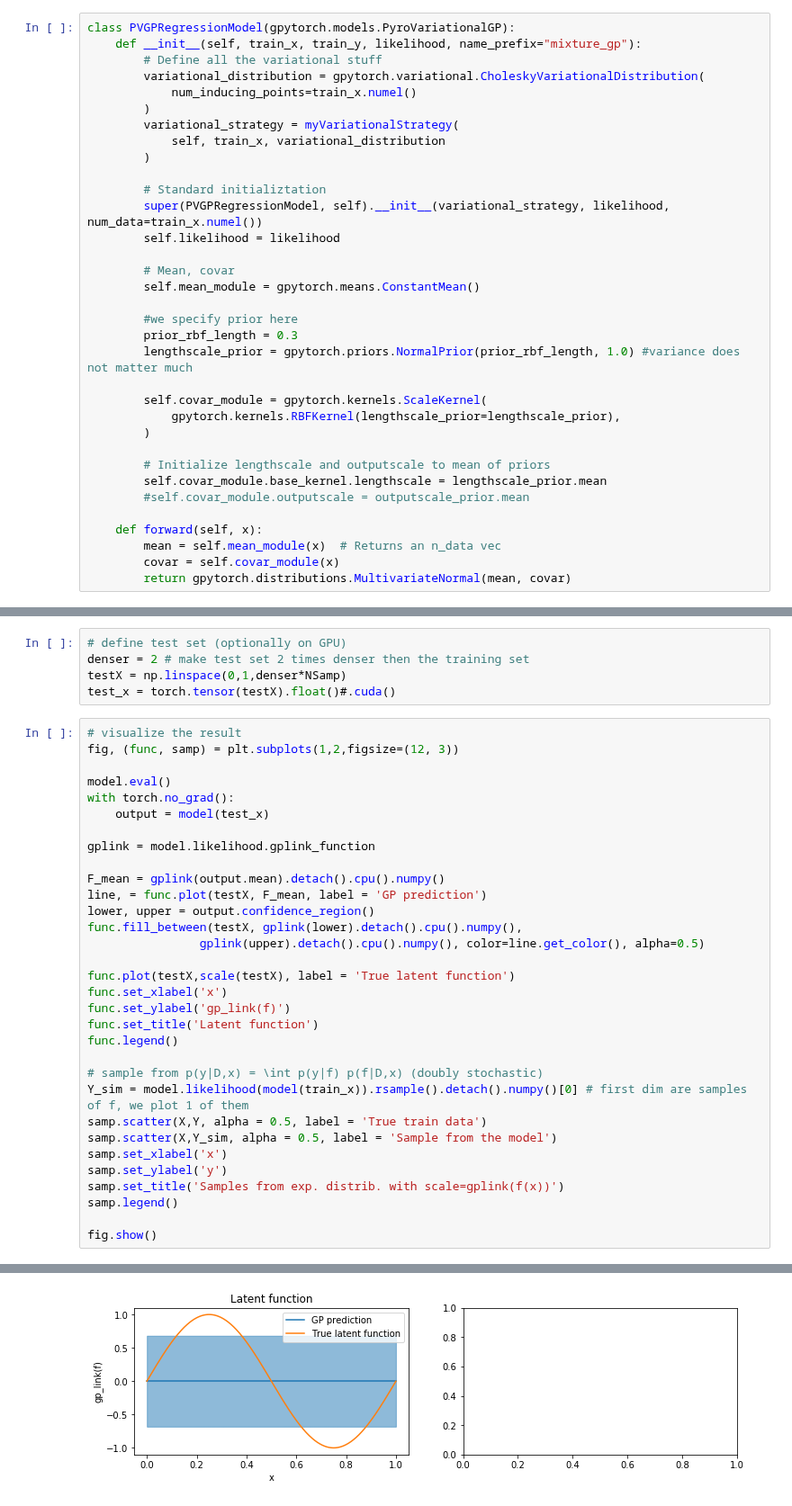
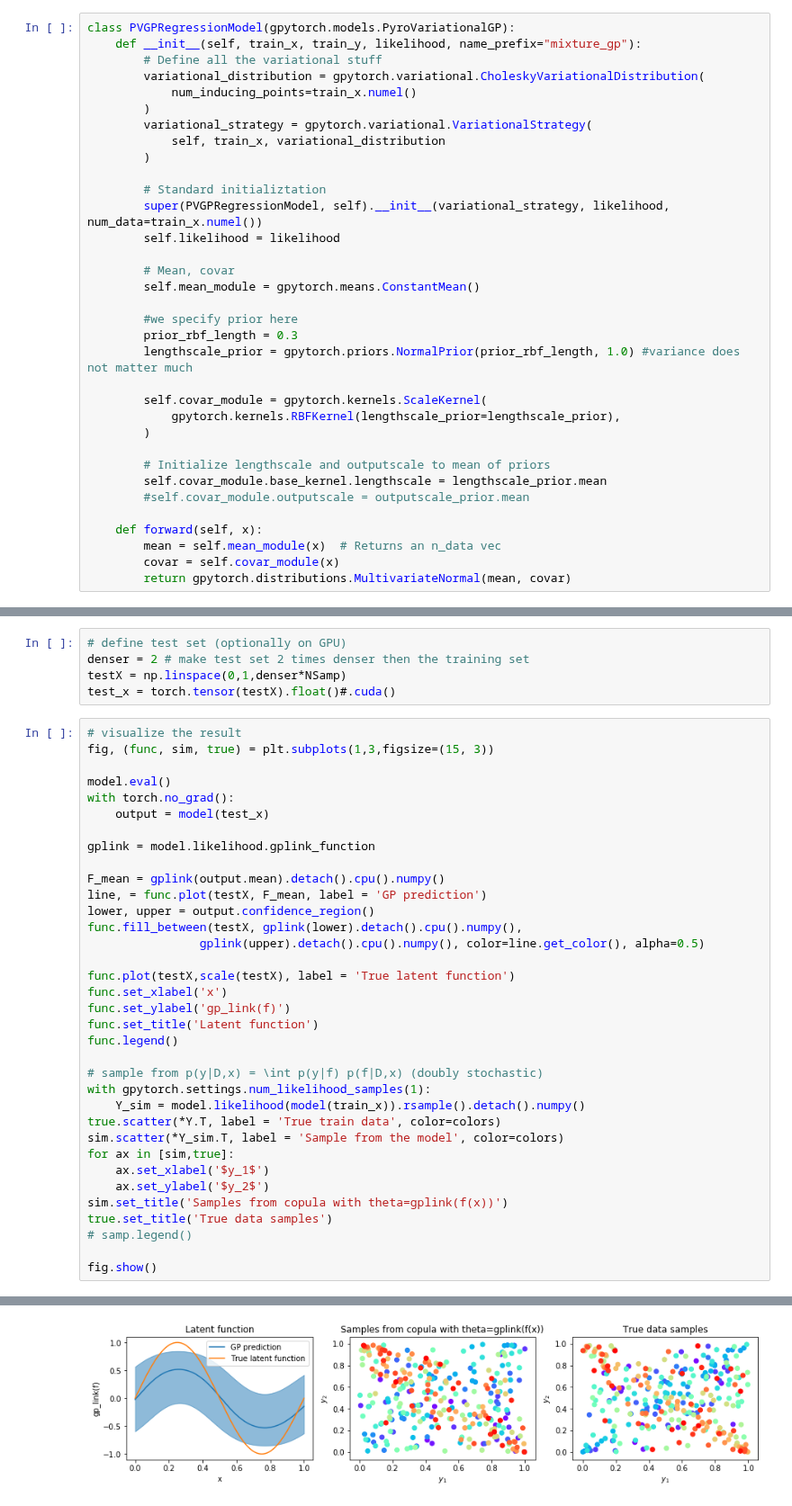
Before and after one commit to NinelK/CopulaGP, a Jupyter notebook: LatentFunctionInference_for_Copula.ipynb, the cells around one changed output, grey strips where cells are left out. Shown at 90% size. Saved outputs shown, nothing was run; the diff lists cells and outputs as text.

Commit message:
Implemented GaussianCopula parameter inference

```diff
--- a/LatentFunctionInference_for_Copula.ipynb
+++ b/LatentFunctionInference_for_Copula.ipynb
@@ -196,7 +164,7 @@ class PVGPRegressionModel(gpytorch.models.PyroVariationalGP):
         variational_distribution = gpytorch.variational.CholeskyVariationalDistribution(
             num_inducing_points=train_x.numel()
         )
-        variational_strategy = myVariationalStrategy(
+        variational_strategy = gpytorch.variational.VariationalStrategy(
             self, train_x, variational_distribution
         )
 
@@ -346,7 +313,7 @@ testX = np.linspace(0,1,denser*NSamp)
 test_x = torch.tensor(testX).float()#.cuda()
 # %%
 # visualize the result
-fig, (func, samp) = plt.subplots(1,2,figsize=(12, 3))
+fig, (func, sim, true) = plt.subplots(1,3,figsize=(15, 3))
 
 model.eval()
 with torch.no_grad():
@@ -367,13 +334,16 @@ func.set_title('Latent function')
 func.legend()
 
 # sample from p(y|D,x) = \int p(y|f) p(f|D,x) (doubly stochastic)
-Y_sim = model.likelihood(model(train_x)).rsample().detach().numpy()[0] # first dim are samples of f, we plot 1 of them
-samp.scatter(X,Y, alpha = 0.5, label = 'True train data')
-samp.scatter(X,Y_sim, alpha = 0.5, label = 'Sample from the model')
-samp.set_xlabel('x')
-samp.set_ylabel('y')
-samp.set_title('Samples from exp. distrib. with scale=gplink(f(x))')
-samp.legend()
+with gpytorch.settings.num_likelihood_samples(1):
+    Y_sim = model.likelihood(model(train_x)).rsample().detach().numpy()
+true.scatter(*Y.T, label = 'True train data', color=colors)
+sim.scatter(*Y_sim.T, label = 'Sample from the model', color=colors)
+for ax in [sim,true]:
+    ax.set_xlabel('$y_1$')
+    ax.set_ylabel('$y_2$')
+sim.set_title('Samples from copula with theta=gplink(f(x))')
+true.set_title('True data samples')
+# samp.legend()
 
 fig.show()
 # %% [output]
@@ -382,3 +350,3 @@ RuntimeError: The expanded size of the tensor (2) must match the existing size (
-[figure, old version]
+[figure, new version]
 # %%
 np.shape(model.likelihood(model(train_x)).rsample(torch.Size([200])).detach().numpy())
```
Also changed, not shown: parts of 11 cells of this notebook.
